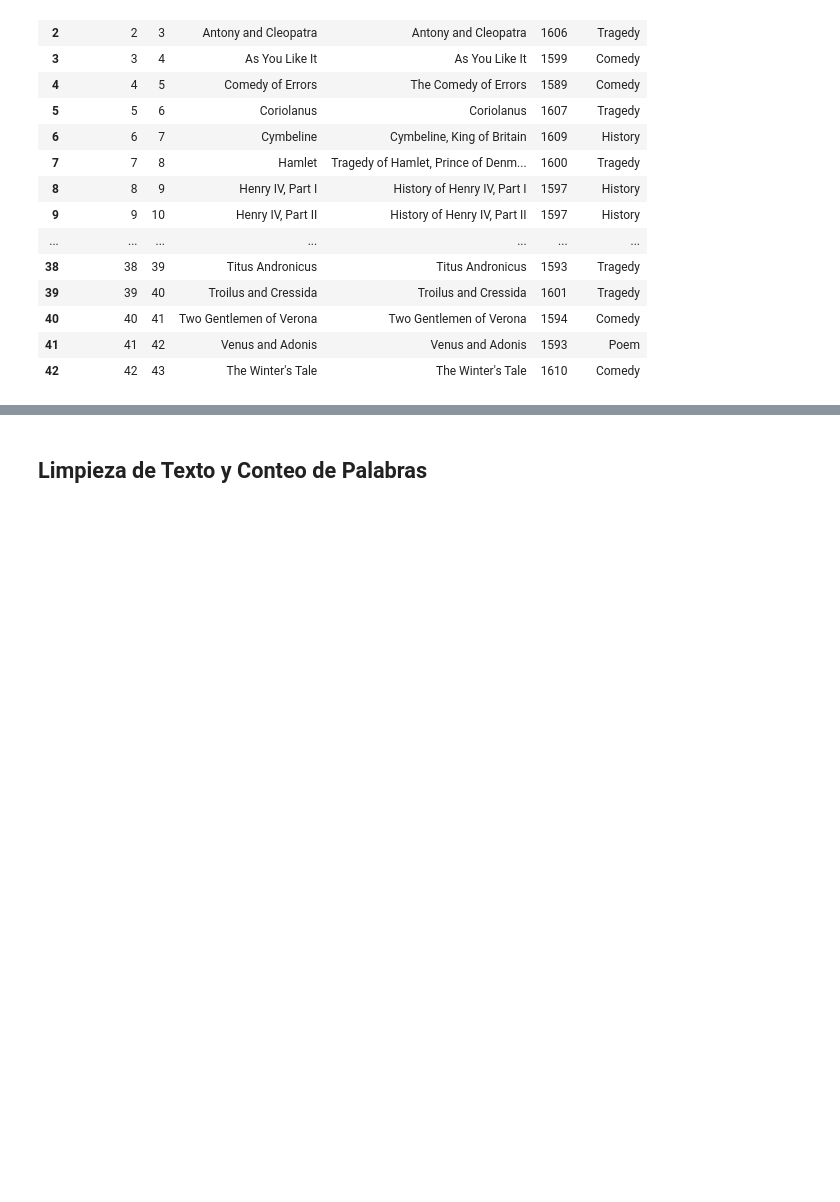
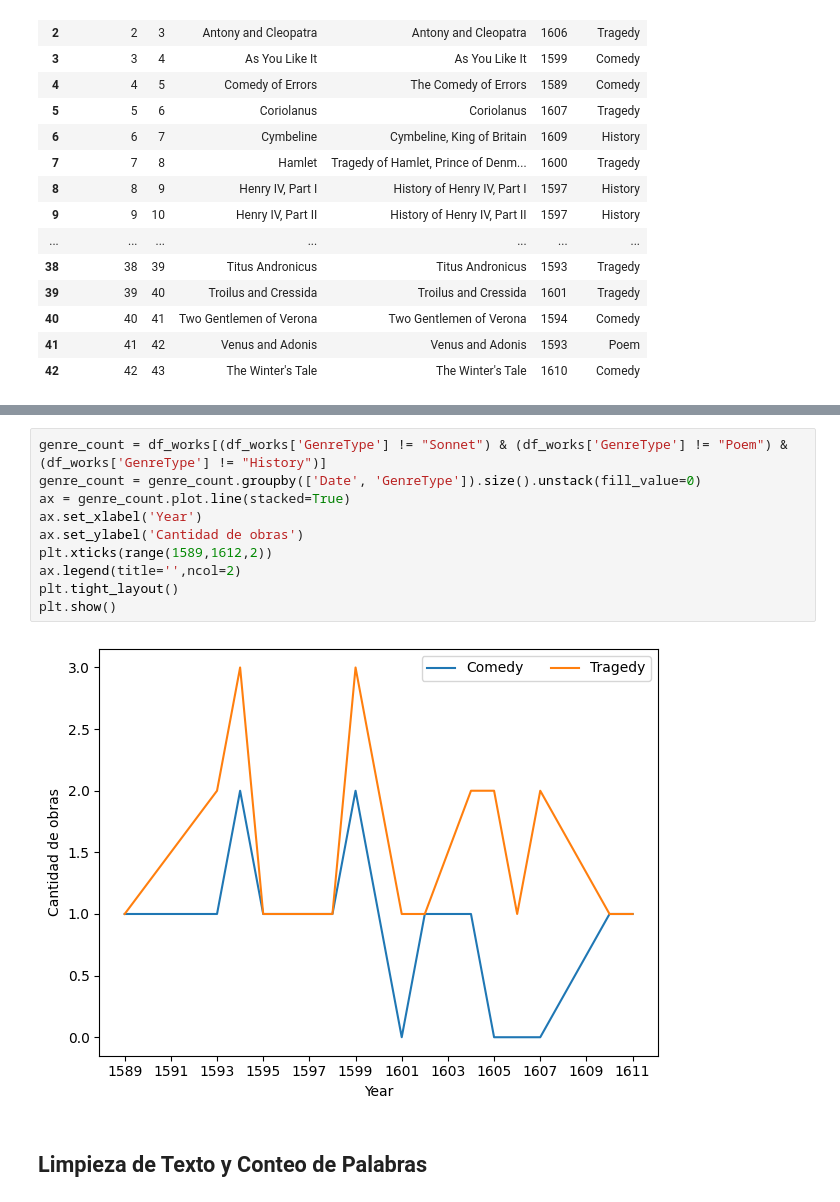
Before and after one commit to MariaEugenia/IntroCD, a Jupyter notebook: Tarea_1/shakespeare_propuesta.ipynb, the cells around one changed output, grey strips where cells are left out. Saved outputs shown, nothing was run; the diff lists cells and outputs as text; blank space fills up the shorter version.

```diff
--- a/Tarea_1/shakespeare_propuesta.ipynb
+++ b/Tarea_1/shakespeare_propuesta.ipynb
@@ -76,3 +197,15 @@ Name: PlainText, Length: 35465, dtype: object
+# %%
+genre_count = df_works[(df_works['GenreType'] != "Sonnet") & (df_works['GenreType'] != "Poem") & (df_works['GenreType'] != "History")]
+genre_count = genre_count.groupby(['Date', 'GenreType']).size().unstack(fill_value=0)
+ax = genre_count.plot.line(stacked=True)
+ax.set_xlabel('Year')
+ax.set_ylabel('Cantidad de obras')
+plt.xticks(range(1589,1612,2))
+ax.legend(title='',ncol=2)
+plt.tight_layout()
+plt.show()
+# %% [output]
+[figure, added]
 # %% [markdown]
 ## Limpieza de Texto y Conteo de Palabras
 # %%
```
Also changed, not shown: parts of 12 cells of this notebook.
